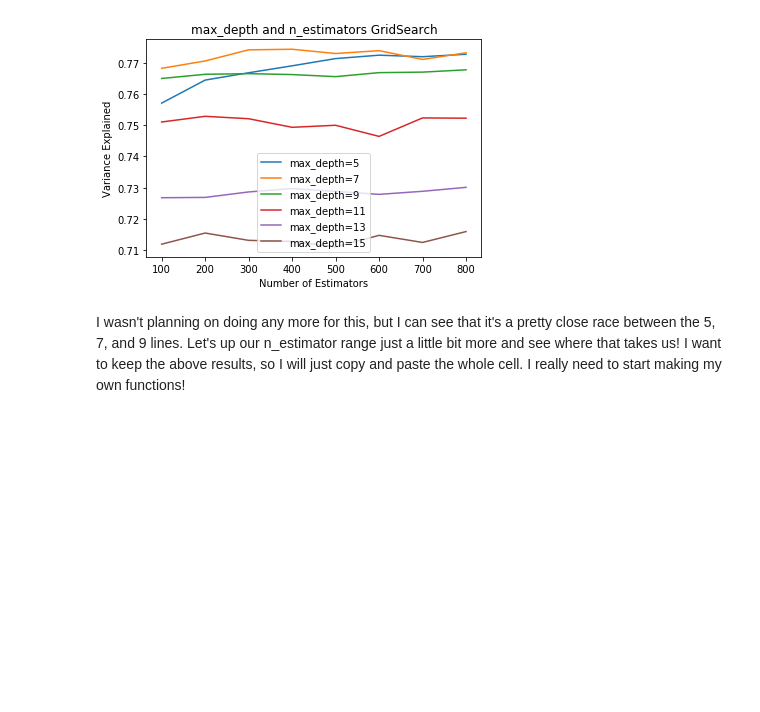
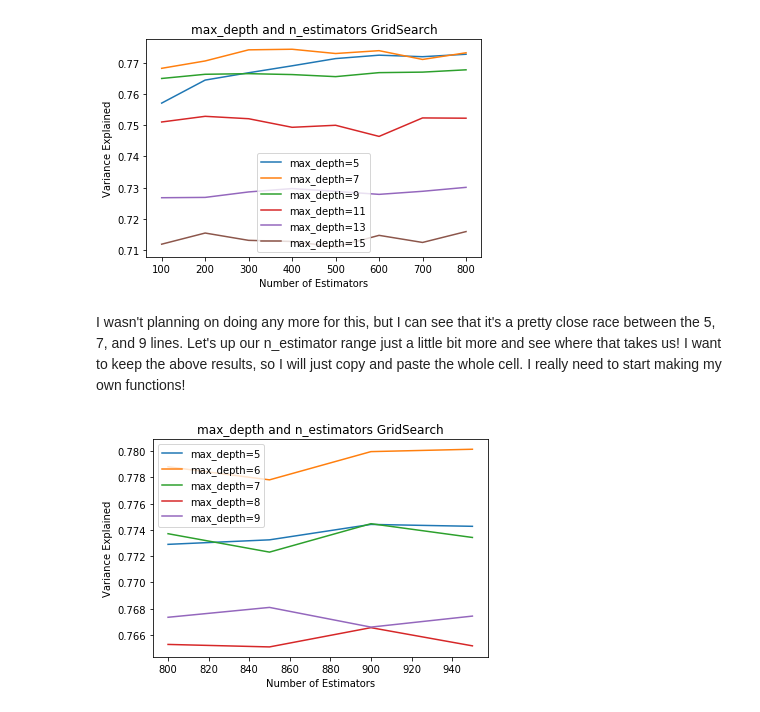
Before and after one commit to bgwilson12/3.6-Supervised-Learning-Potpourri, a Jupyter notebook: 3.6.4 Housing Prices.ipynb, the cells around one changed output. Drawn from its saved outputs; the diff is of its cells as text; code cells hidden in the pictures; blank space fills up the shorter version.

```diff
--- a/3.6.4 Housing Prices.ipynb
+++ b/3.6.4 Housing Prices.ipynb
@@ -435,20 +429,28 @@ I wasn't planning on doing any more for this, but I can see that it's a pretty c
 # %%
 r2_scores = {}
 best_i = {}
 
 i_start, i_stop, i_step = 5, 10, 1
-j_start, j_stop, j_step = 800, 10000, 50
+j_start, j_stop, j_step = 800, 1000, 50
 for i in range(i_start, i_stop, i_step):
+
+    # Make a new entry in the r2_scores dict pertaining to a fixed max_depth, equal to 'i'
     r2_scores[i] = []
+
+    # Loop through each value of n_estimators and append it to max_depth list we are working on
     for j in range(j_start, j_stop, j_step):
         gbr = GradientBoostingRegressor(n_estimators=j, max_depth=i)
         gbr.fit(X_train_new, y_train)
         y_pred = gbr.predict(X_test_new)
         r2_scores.setdefault(i, []).append(r2_score(y_test, y_pred))
+
+
     plt.plot(range(j_start, j_stop, j_step), r2_scores[i], label='max_depth=' + str(i))
 
 plt.title('max_depth and n_estimators GridSearch')
 plt.xlabel('Number of Estimators')
 plt.ylabel('Variance Explained')
 plt.legend()
 plt.show()
+# %% [output]
+[figure, added]
```
Also changed, not shown: parts of 9 cells of this notebook.
